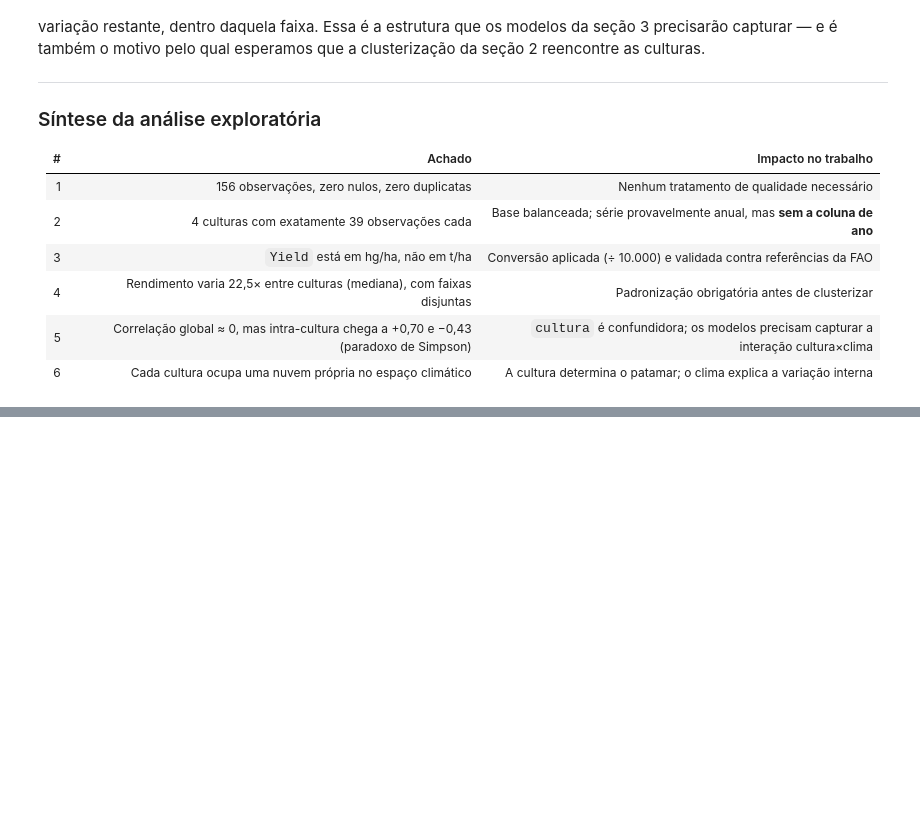
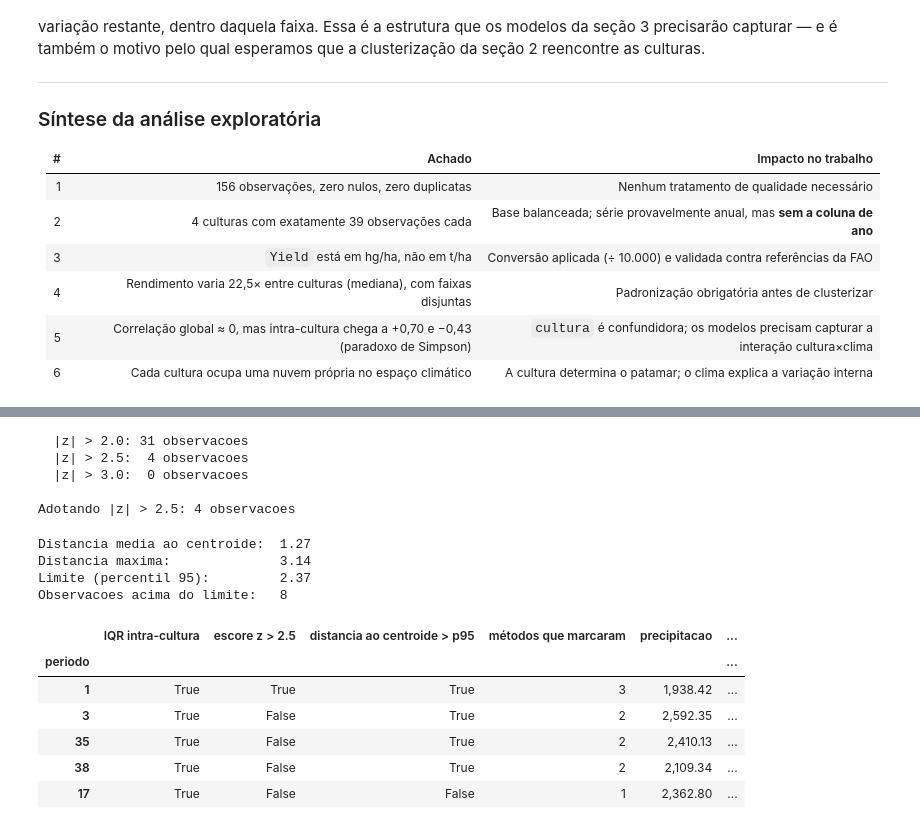
Before and after one commit to kainan-beep/fiap05cap1, a Jupyter notebook: KainanBilibioAguiar_rm570594_pbl_fase4.ipynb, the cells around one changed output, grey strips where cells are left out. Saved outputs shown, nothing was run; the diff lists cells and outputs as text; code cells hidden in the pictures; blank space fills up the shorter version.

```diff
--- a/KainanBilibioAguiar_rm570594_pbl_fase4.ipynb
+++ b/KainanBilibioAguiar_rm570594_pbl_fase4.ipynb
@@ -511,0 +903,70 @@ motivo pelo qual esperamos que a clusterização da seção 2 reencontre as cult
+# %%
+# CRITERIO B - Escore z sobre os dados ja padronizados.
+# Uma observacao e anomala se qualquer uma de suas variaveis se afasta mais
+# de N desvios padrao da media.
+escores_z = np.abs(X_padronizado).max(axis=1)
+
+for limiar in (2.0, 2.5, 3.0):
+    n = int((escores_z > limiar).sum())
+    print(f"  |z| > {limiar}: {n:2d} observacoes")
+
+df["escore_z_max"] = escores_z
+outliers_z = set(df.index[escores_z > 2.5])
+print(f"\nAdotando |z| > 2.5: {len(outliers_z)} observacoes")
+# %% [output]
+  |z| > 2.0: 31 observacoes
+  |z| > 2.5:  4 observacoes
+  |z| > 3.0:  0 observacoes
+
+Adotando |z| > 2.5: 4 observacoes
+# %%
+# CRITERIO C - Distancia euclidiana ao centroide do proprio cluster.
+# Captura pontos que sao atipicos em relacao ao grupo ao qual foram atribuidos,
+# mesmo que nenhuma variavel isolada seja extrema.
+centroides = kmeans.cluster_centers_[kmeans.labels_]
+distancias = np.linalg.norm(X_padronizado - centroides, axis=1)
+limite_distancia = np.percentile(distancias, 95)
+
+df["dist_centroide"] = distancias
+outliers_dist = set(df.index[distancias > limite_distancia])
+
+print(f"Distancia media ao centroide:  {distancias.mean():.2f}")
+print(f"Distancia maxima:              {distancias.max():.2f}")
+print(f"Limite (percentil 95):         {limite_distancia:.2f}")
+print(f"Observacoes acima do limite:   {len(outliers_dist)}")
+# %% [output]
+Distancia media ao centroide:  1.27
+Distancia maxima:              3.14
+Limite (percentil 95):         2.37
+Observacoes acima do limite:   8
+# %%
+# Consolidacao: identifica o PERIODO climatico (0 a 38) de cada observacao,
+# ja que as 4 culturas compartilham as mesmas 39 linhas de clima.
+df["periodo"] = df.groupby("cultura").cumcount()
+
+todos_iqr = set().union(*outliers_iqr.values())
+marcados = {
+    "IQR intra-cultura": todos_iqr,
+    "escore z > 2.5": outliers_z,
+    "distancia ao centroide > p95": outliers_dist,
+}
+
+consolidado = pd.DataFrame({
+    nome: df["periodo"].isin(df.loc[list(idx), "periodo"]).groupby(df["periodo"]).first()
+    for nome, idx in marcados.items()
+})
+consolidado["métodos que marcaram"] = consolidado.sum(axis=1)
+periodos_suspeitos = consolidado[consolidado["métodos que marcaram"] > 0].sort_values(
+    "métodos que marcaram", ascending=False)
+
+# Anexa os valores climaticos de cada periodo suspeito
+clima_periodos = df.drop_duplicates("periodo").set_index("periodo")[VARIAVEIS_CLIMA]
+periodos_suspeitos.join(clima_periodos).round(2)
+# %% [output]
+|  | IQR intra-cultura | escore z > 2.5 | distancia ao centroide > p95 | métodos que marcaram | precipitacao | ... |
+| periodo |  |  |  |  |  | ... |
+| 1 | True | True | True | 3 | 1,938.42 | ... |
+| 3 | True | False | True | 2 | 2,592.35 | ... |
+| 35 | True | False | True | 2 | 2,410.13 | ... |
+| 38 | True | False | True | 2 | 2,109.34 | ... |
+| 17 | True | False | False | 1 | 2,362.80 | ... |
```
Also changed, not shown: parts of 16 cells of this notebook.
